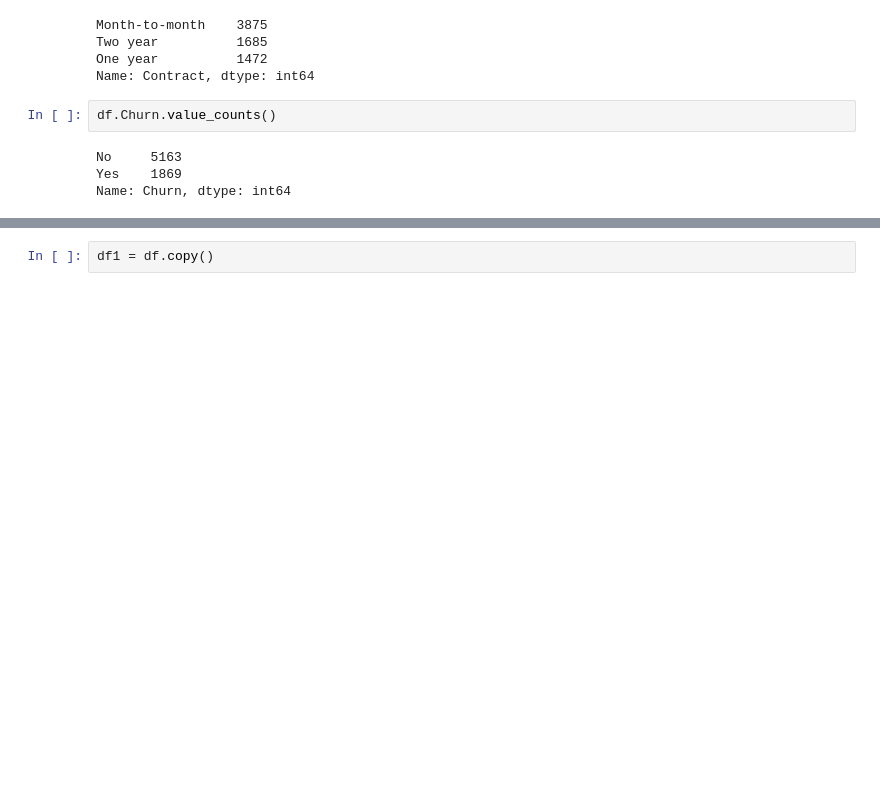
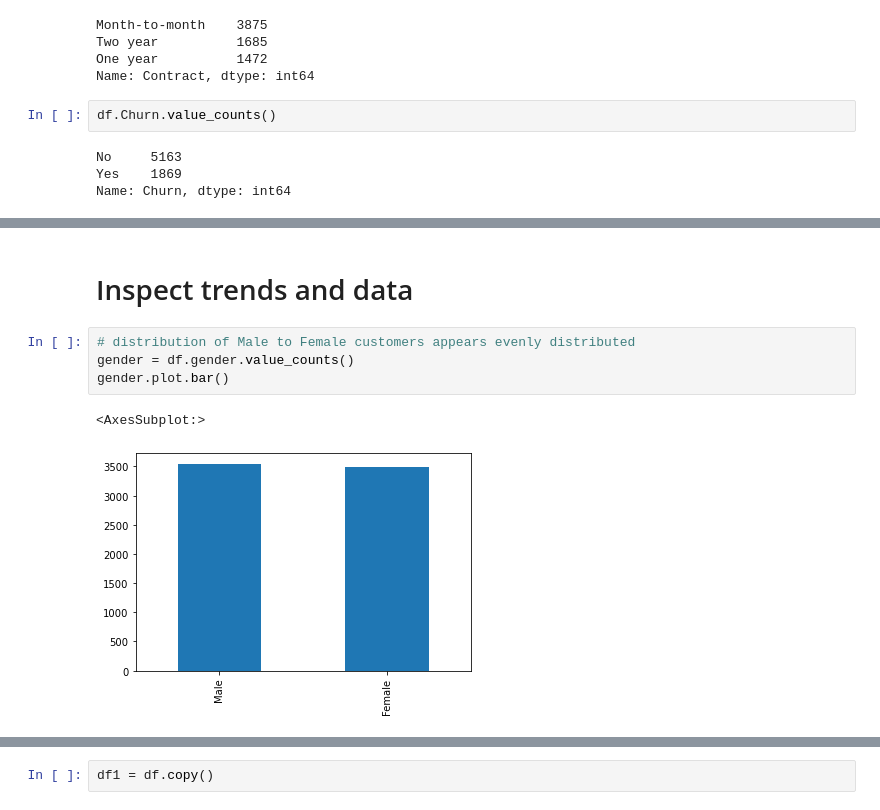
Before and after one commit to chrisvinhston/customer_churn_prediction, a Jupyter notebook: main.ipynb, the cells around one changed output, grey strips where cells are left out. Cells and saved outputs as stored; diff of their text form; blank space fills up the shorter version.

```diff
--- a/main.ipynb
+++ b/main.ipynb
@@ -172,0 +164,9 @@ Name: Churn, dtype: int64
+# %% [markdown]
+# Inspect trends and data
+# %%
+# distribution of Male to Female customers appears evenly distributed
+gender = df.gender.value_counts()
+gender.plot.bar()
+# %% [output]
+<AxesSubplot:>
+[figure, added]
```
Also changed, not shown: parts of 24 cells of this notebook, 4 other files.
